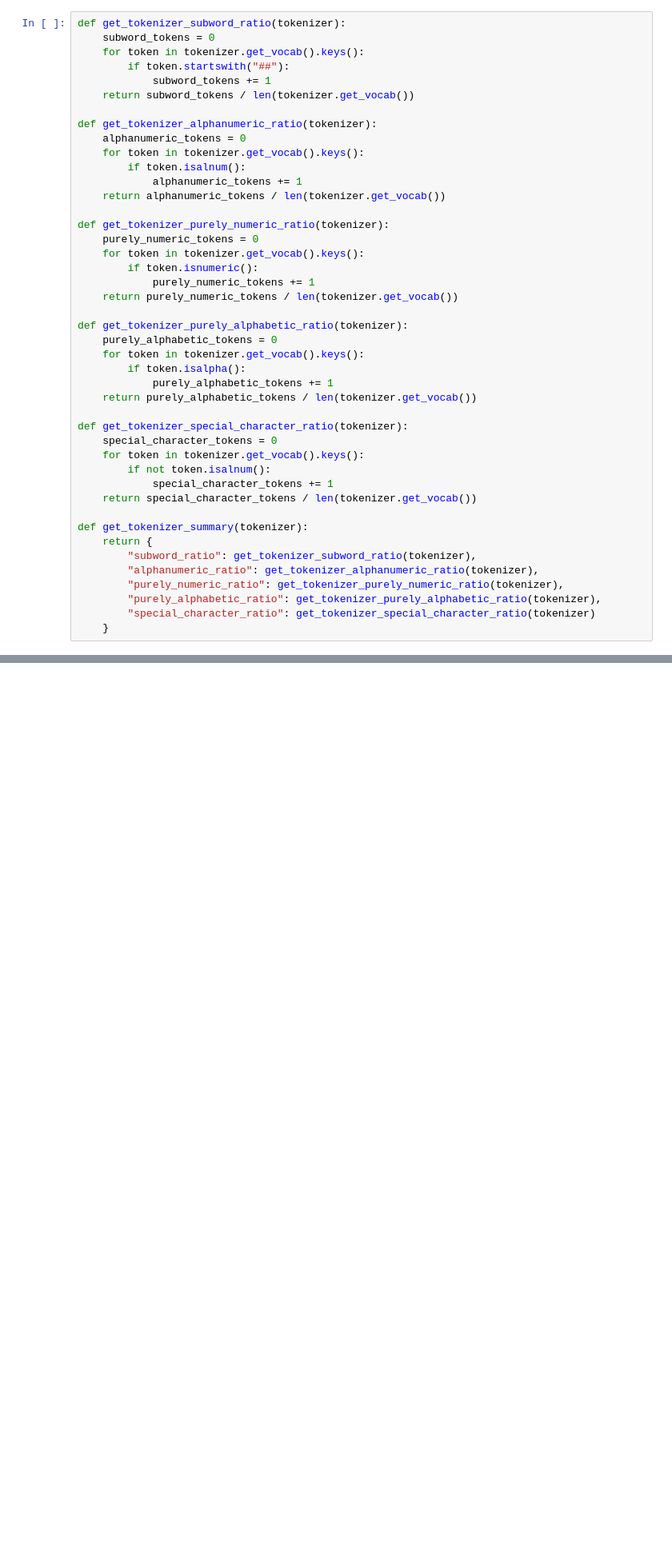
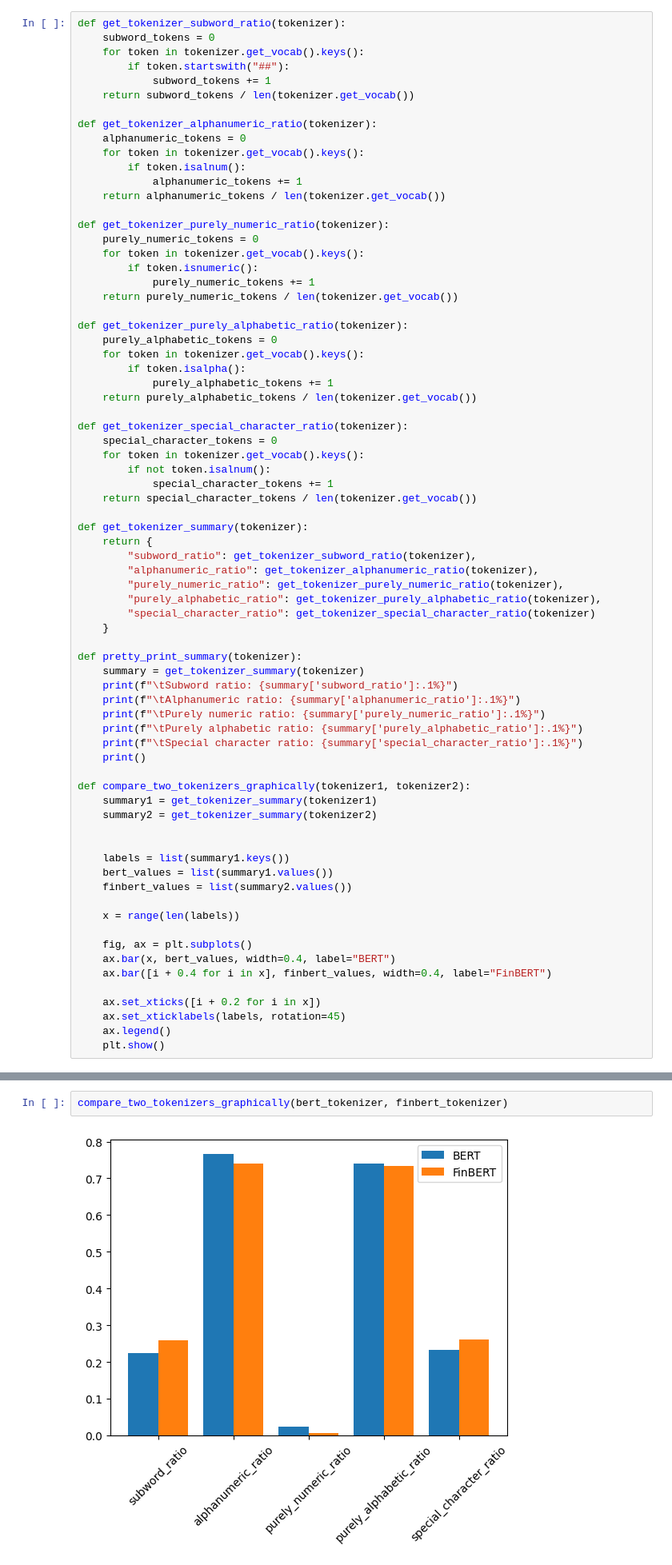
Before and after one commit to ramiluisto/NLP_toybox, a Jupyter notebook: notebooks/vocabulary_comparison.ipynb, the cells around one changed output, grey strips where cells are left out. Shown: that part at 80% size. Drawn from its saved outputs; the diff is of its cells as text; blank space fills up the shorter version.

```diff
--- a/notebooks/vocabulary_comparison.ipynb
+++ b/notebooks/vocabulary_comparison.ipynb
@@ -51,3 +52,32 @@ def get_tokenizer_summary(tokenizer):
         "purely_alphabetic_ratio": get_tokenizer_purely_alphabetic_ratio(tokenizer),
         "special_character_ratio": get_tokenizer_special_character_ratio(tokenizer)
     }
+
+def pretty_print_summary(tokenizer):
+    summary = get_tokenizer_summary(tokenizer)
+    print(f"\tSubword ratio: {summary['subword_ratio']:.1%}")
+    print(f"\tAlphanumeric ratio: {summary['alphanumeric_ratio']:.1%}")
+    print(f"\tPurely numeric ratio: {summary['purely_numeric_ratio']:.1%}")
+    print(f"\tPurely alphabetic ratio: {summary['purely_alphabetic_ratio']:.1%}")
+    print(f"\tSpecial character ratio: {summary['special_character_ratio']:.1%}")
+    print()
+
+def compare_two_tokenizers_graphically(tokenizer1, tokenizer2):
+    summary1 = get_tokenizer_summary(tokenizer1)
+    summary2 = get_tokenizer_summary(tokenizer2)
+
+
+    labels = list(summary1.keys())
+    bert_values = list(summary1.values())
+    finbert_values = list(summary2.values())
+
+    x = range(len(labels))
+
+    fig, ax = plt.subplots()
+    ax.bar(x, bert_values, width=0.4, label="BERT")
+    ax.bar([i + 0.4 for i in x], finbert_values, width=0.4, label="FinBERT")
+
+    ax.set_xticks([i + 0.2 for i in x])
+    ax.set_xticklabels(labels, rotation=45)
+    ax.legend()
+    plt.show()
@@ -56,0 +84,4 @@ FinBERT subword ratio: 26%
+# %%
+compare_two_tokenizers_graphically(bert_tokenizer, finbert_tokenizer)
+# %% [output]
+[figure, added]
```
Also changed, not shown: parts of 2 cells of this notebook.
